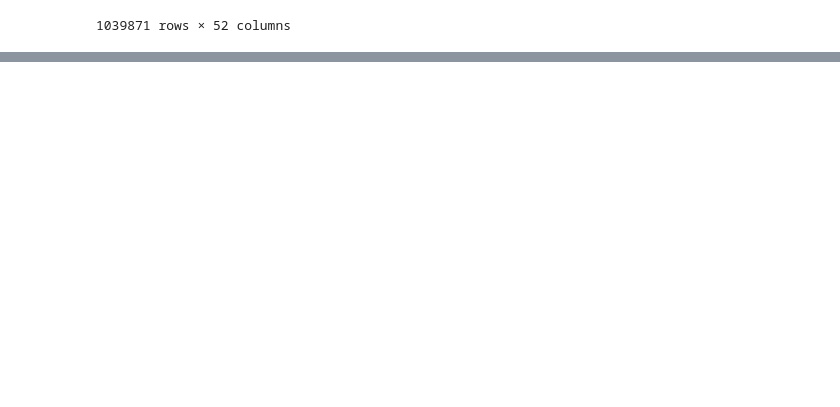
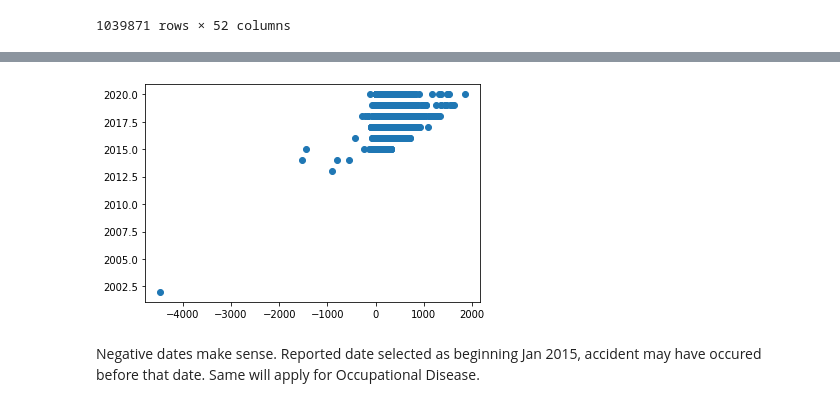
Before and after one commit to jl-horton/final_project, a Jupyter notebook: workers_comp.ipynb, the cells around one changed output, grey strips where cells are left out. Cells and saved outputs as stored; diff of their text form; code cells hidden in the pictures; blank space fills up the shorter version.

```diff
--- a/workers_comp.ipynb
+++ b/workers_comp.ipynb
@@ -116,0 +155,6 @@ wc_data_df['Occupational Disease'] = wc_data_df['Occupational Disease'].astype(s
+# %%
+# Add a column for the month the claim was assembled
+wc_data_df['Month'] = wc_data_df['Assembly Date'].dt.month
+# %%
+# Reduce data set to those assembled since Jan 215
+recent_wc_data_df = wc_data_df[~(wc_data_df['Accident Date'] < '2015-01-01')]
@@ -116,0 +194,11 @@ wc_data_df['Occupational Disease'] = wc_data_df['Occupational Disease'].astype(s
+# %%
+# Create df for days from accident/disease to date assembled
+# Days calculation
+acc_to_assembly = (recent_wc_data_df['Assembly Date'] - recent_wc_data_df['Accident Date']).dt.days
+
+# Create df
+disease_accident_assembly = pd.DataFrame({'Time to Assembly':acc_to_assembly,
+                                'Occupational Disease': recent_wc_data_df['Occupational Disease'],
+                                'Accident': recent_wc_data_df['Accident'],
+                                'Year': recent_wc_data_df['Year']}
+)
@@ -116,0 +222,4 @@ wc_data_df['Occupational Disease'] = wc_data_df['Occupational Disease'].astype(s
+# %%
+# Days to assembly by Accident
+accidenttoassembly = disease_accident_assembly.loc[disease_accident_assembly['Accident'] == 'Y']
+accidenttoassembly.dropna()
@@ -116,0 +240,7 @@ wc_data_df['Occupational Disease'] = wc_data_df['Occupational Disease'].astype(s
+# %%
+plt.scatter(accidenttoassembly['Time to Assembly'], accidenttoassembly['Year'])
+plt.savefig('Images/Accident to Assembly.png')
+# %% [output]
+[figure, added]
+# %% [markdown]
+Negative dates make sense. Reported date selected as beginning Jan 2015, accident may have occured before that date. Same will apply for Occupational Disease.
```
Also changed, not shown: parts of 47 cells of this notebook, 15 other files.
